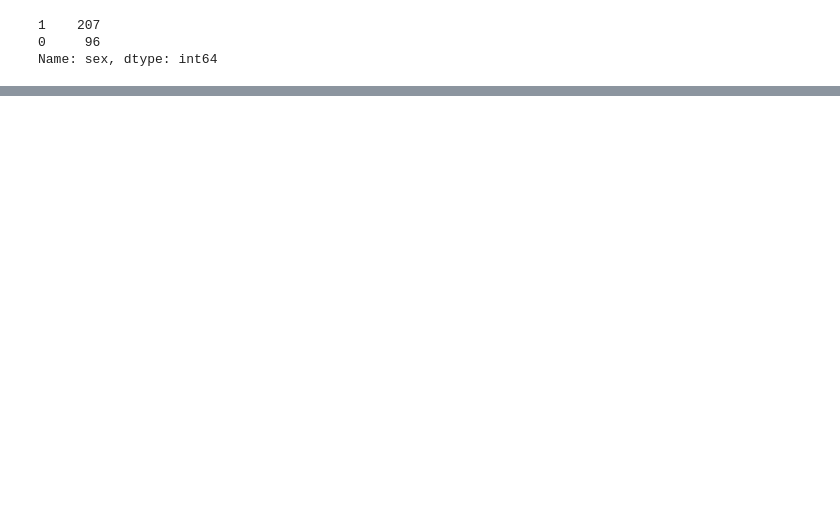
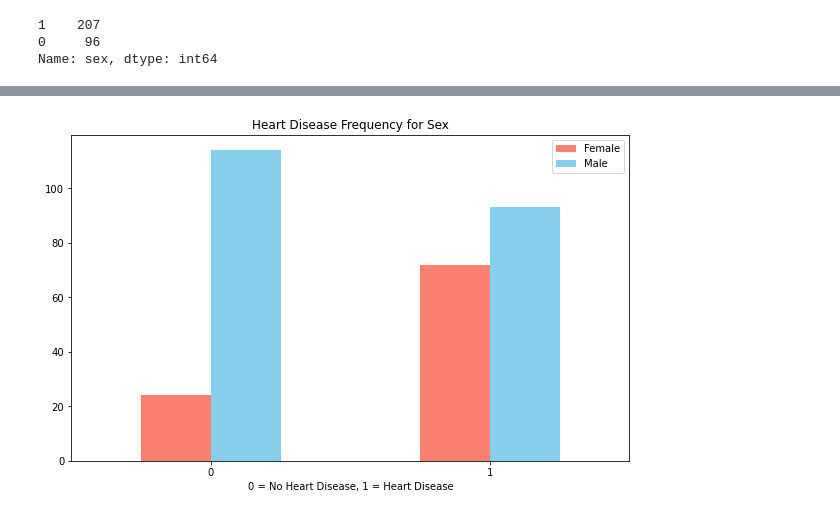
Before and after one commit to mayursrt/heart-disease-classification, a Jupyter notebook: heart-disease-classification.ipynb, the cells around one changed output, grey strips where cells are left out. Drawn from its saved outputs; the diff is of its cells as text; code cells hidden in the pictures; blank space fills up the shorter version.

```diff
--- a/heart-disease-classification.ipynb
+++ b/heart-disease-classification.ipynb
@@ -186,0 +187,9 @@ pd.crosstab(df['sex'], df['target'])
+# %%
+pd.crosstab(df['target'], df['sex']).plot(kind='bar', color=['salmon', 'skyblue'], figsize=(10,6))
+plt.xlabel('0 = No Heart Disease, 1 = Heart Disease')
+plt.title('Heart Disease Frequency for Sex')
+plt.legend(['Female', 'Male'], loc='upper right')
+plt.xticks(rotation=0)
+plt.show()
+# %% [output]
+[figure, added]
```
Also changed, not shown: parts of 1 cell of this notebook.
